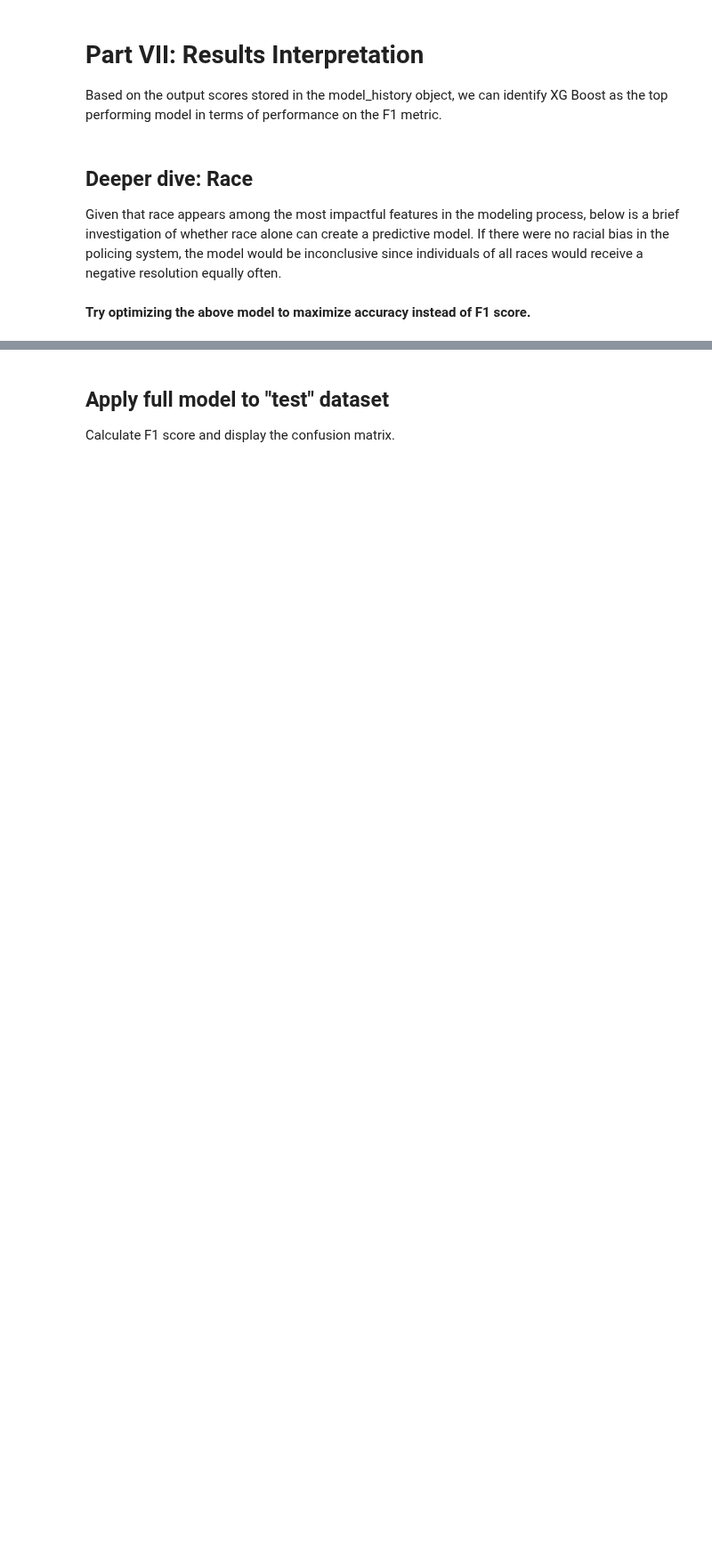
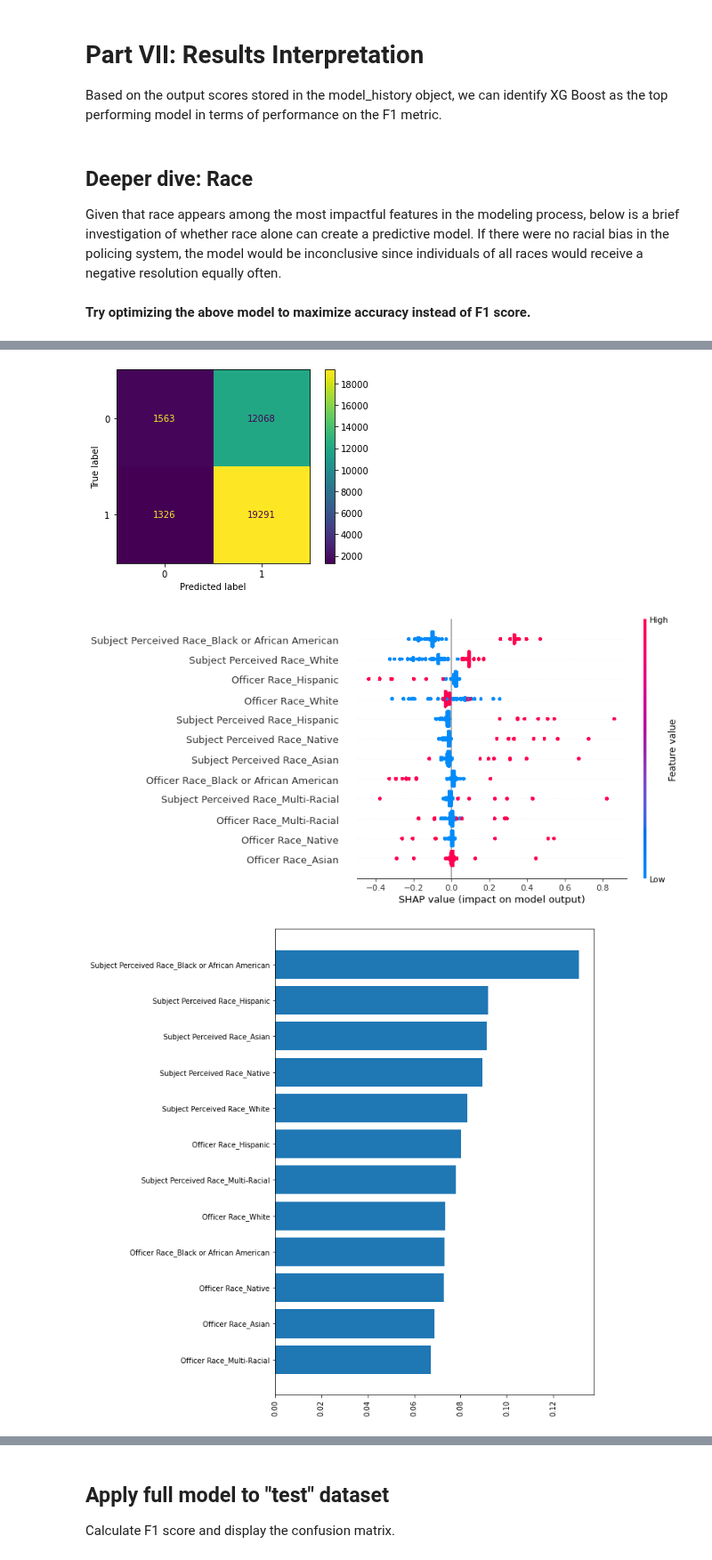
Before and after one commit to sethnlewis/Policing-Bias, a Jupyter notebook: notebooks/final_notebook.ipynb, the cells around one changed output, grey strips where cells are left out. Shown at 89% size. Cells and saved outputs as stored; diff of their text form; code cells hidden in the pictures; blank space fills up the shorter version.

```diff
--- a/notebooks/final_notebook.ipynb
+++ b/notebooks/final_notebook.ipynb
@@ -826,8 +905,11 @@ model_race_only = search.best_estimator_
 # %%
 plot_confusion_matrix(model_race_only, X_race.copy(), y)
 
 plt.figure()
-model_race_only_shap = model_race_only # Create copy
-produce_shap_plot(X_race.copy(), y, model_race_only_shap)
+produce_shap_plot(X_race.copy(), y, clone(model_race_only))
 
 plot_importances(model_race_only, X_race);
+# %% [output]
+[figure, added]
+[figure, added]
+[figure, added]
```
Also changed, not shown: parts of 29 cells of this notebook, 3 other files.
